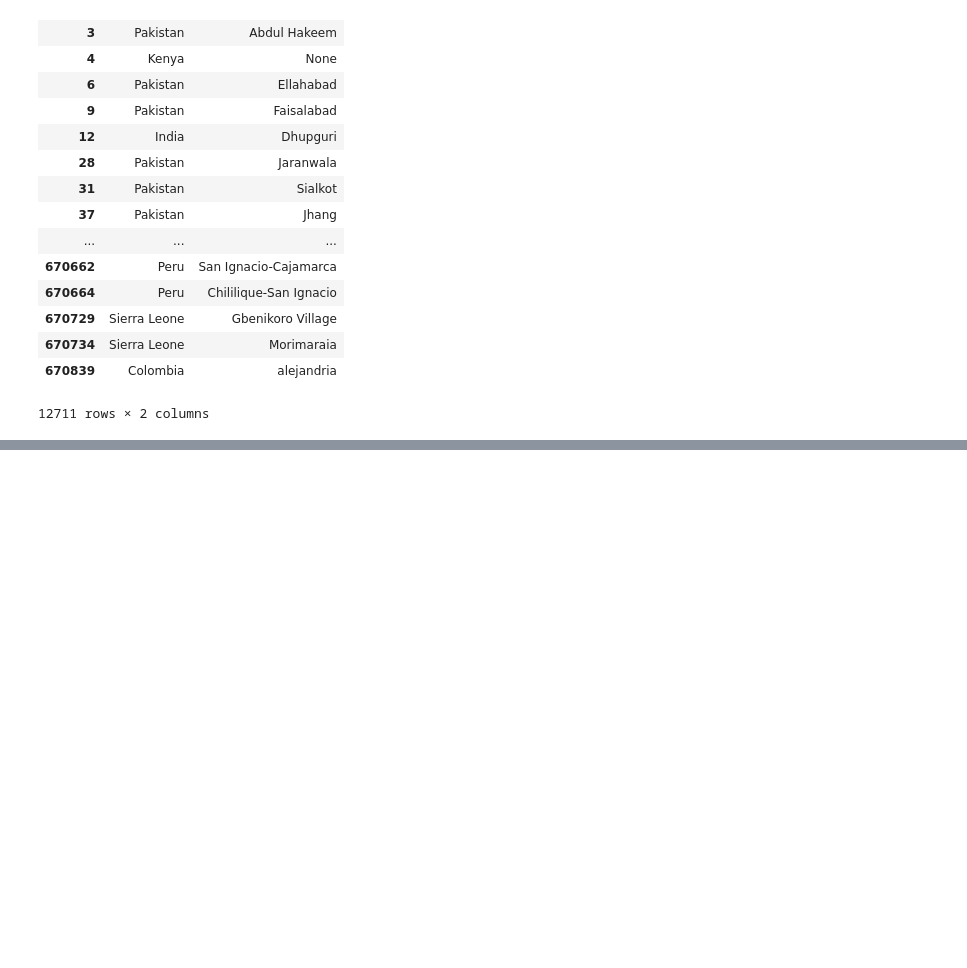
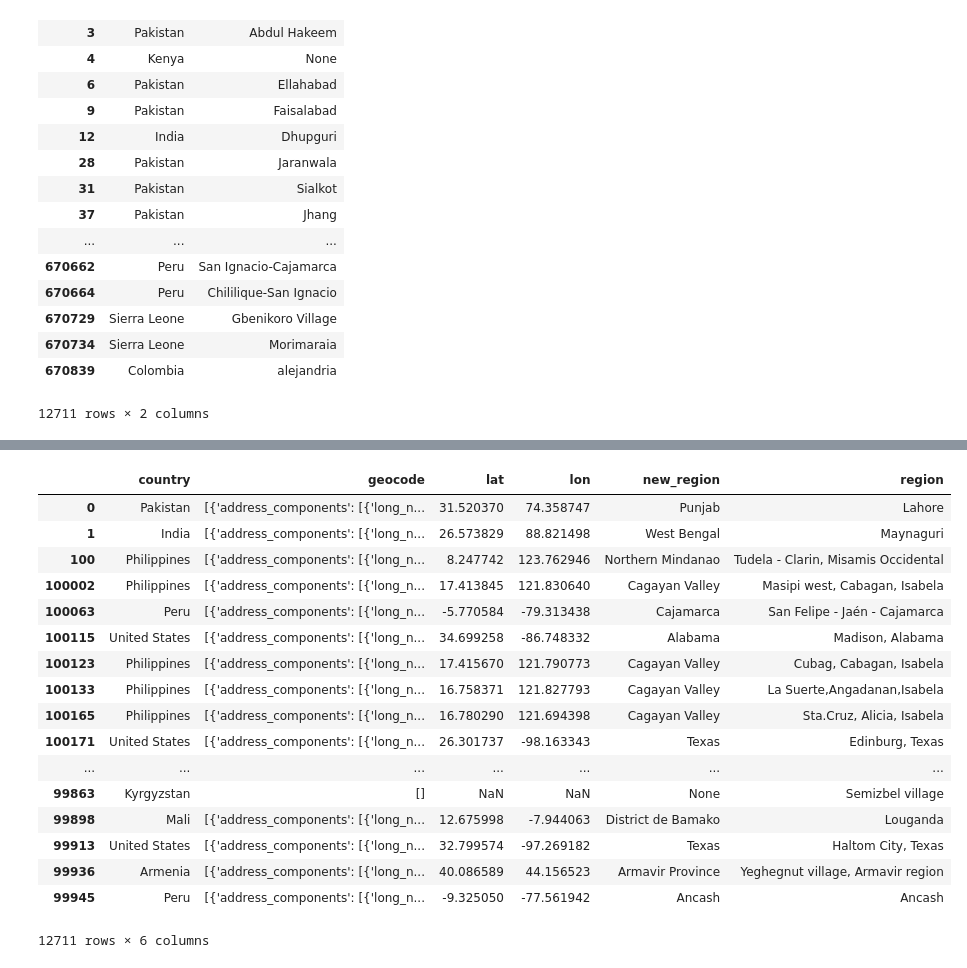
Before and after one commit to smakhijani/kaggle-kiva-crowdfunding, a Jupyter notebook: Preliminary Exploratory Data Analysis.ipynb, the cells around one changed output, grey strips where cells are left out. Saved outputs shown, nothing was run; the diff lists cells and outputs as text; code cells hidden in the pictures; blank space fills up the shorter version.

```diff
--- a/Preliminary Exploratory Data Analysis.ipynb
+++ b/Preliminary Exploratory Data Analysis.ipynb
@@ -932,6 +934,45 @@ def region_from_geocode(geocode):
         except Exception as e:
             pass
 unmatched_regions['new_region'] = unmatched_regions['geocode'].apply(region_from_geocode)
+# %%
+def latitude_from_geocode(geocode):
+    if geocode is not None:
+        try:
+            return geocode[0]['geometry']['location']['lat']
+
+        except Exception as e:
+            pass
+unmatched_regions['lat'] = unmatched_regions['geocode'].apply(latitude_from_geocode)
+# %%
+def longitude_from_geocode(geocode):
+    if geocode is not None:
+        try:
+            return geocode[0]['geometry']['location']['lng']
+
+        except Exception as e:
+            pass
+unmatched_regions['lon'] = unmatched_regions['geocode'].apply(longitude_from_geocode)
+# %%
+unmatched_regions
+# %% [output]
+|  | country | geocode | lat | lon | new_region | region |
+| 0 | Pakistan | [{'address_components': [{'long_n... | 31.520370 | 74.358747 | Punjab | Lahore |
+| 1 | India | [{'address_components': [{'long_n... | 26.573829 | 88.821498 | West Bengal | Maynaguri |
+| 100 | Philippines | [{'address_components': [{'long_n... | 8.247742 | 123.762946 | Northern Mindanao | Tudela - Clarin, Misamis Occidental |
+| 100002 | Philippines | [{'address_components': [{'long_n... | 17.413845 | 121.830640 | Cagayan Valley | Masipi west, Cabagan, Isabela |
+| 100063 | Peru | [{'address_components': [{'long_n... | -5.770584 | -79.313438 | Cajamarca | San Felipe - Jaén - Cajamarca |
+| 100115 | United States | [{'address_components': [{'long_n... | 34.699258 | -86.748332 | Alabama | Madison, Alabama |
+| 100123 | Philippines | [{'address_components': [{'long_n... | 17.415670 | 121.790773 | Cagayan Valley | Cubag, Cabagan, Isabela |
+| 100133 | Philippines | [{'address_components': [{'long_n... | 16.758371 | 121.827793 | Cagayan Valley | La Suerte,Angadanan,Isabela |
+| 100165 | Philippines | [{'address_components': [{'long_n... | 16.780290 | 121.694398 | Cagayan Valley | Sta.Cruz, Alicia, Isabela |
+| 100171 | United States | [{'address_components': [{'long_n... | 26.301737 | -98.163343 | Texas | Edinburg, Texas |
+| ... | ... | ... | ... | ... | ... | ... |
+| 99863 | Kyrgyzstan | [] | NaN | NaN | None | Semizbel village |
+| 99898 | Mali | [{'address_components': [{'long_n... | 12.675998 | -7.944063 | District de Bamako | Louganda |
+| 99913 | United States | [{'address_components': [{'long_n... | 32.799574 | -97.269182 | Texas | Haltom City, Texas |
+| 99936 | Armenia | [{'address_components': [{'long_n... | 40.086589 | 44.156523 | Armavir Province | Yeghegnut village, Armavir region |
+| 99945 | Peru | [{'address_components': [{'long_n... | -9.325050 | -77.561942 | Ancash | Ancash |
+12711 rows × 6 columns
 # %%
 # #Check if the methodology to select new_region is correct and matches kiva_locations dataset
 # pd.merge(unmatched_regions, kiva_locations, how = 'left', left_on = ['country', 'new_region'], right_on = ['country', 'region'])
```
Also changed, not shown: parts of 18 cells of this notebook.
